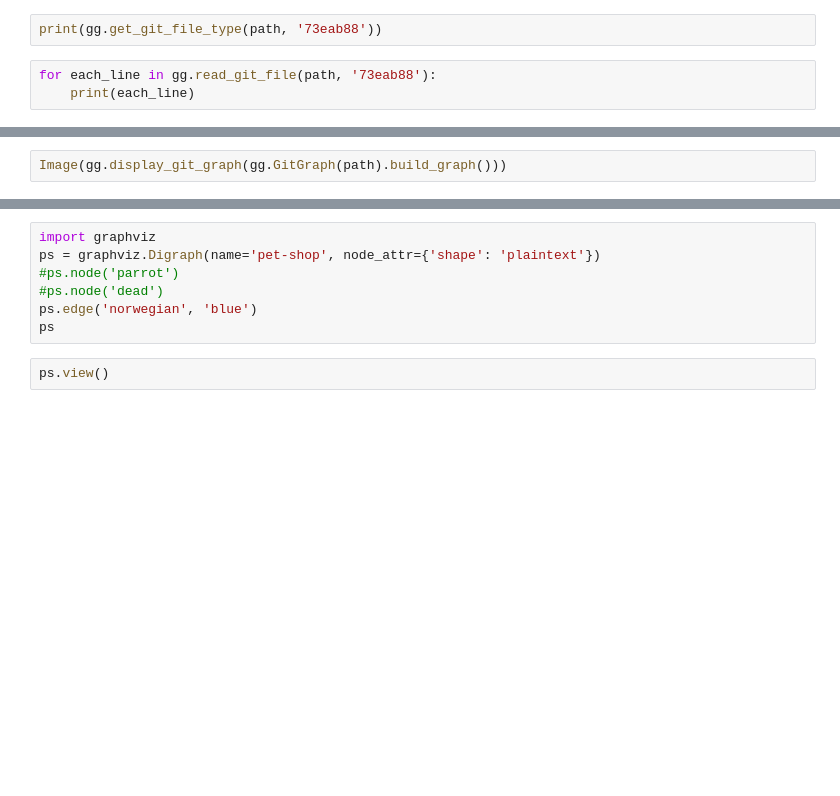
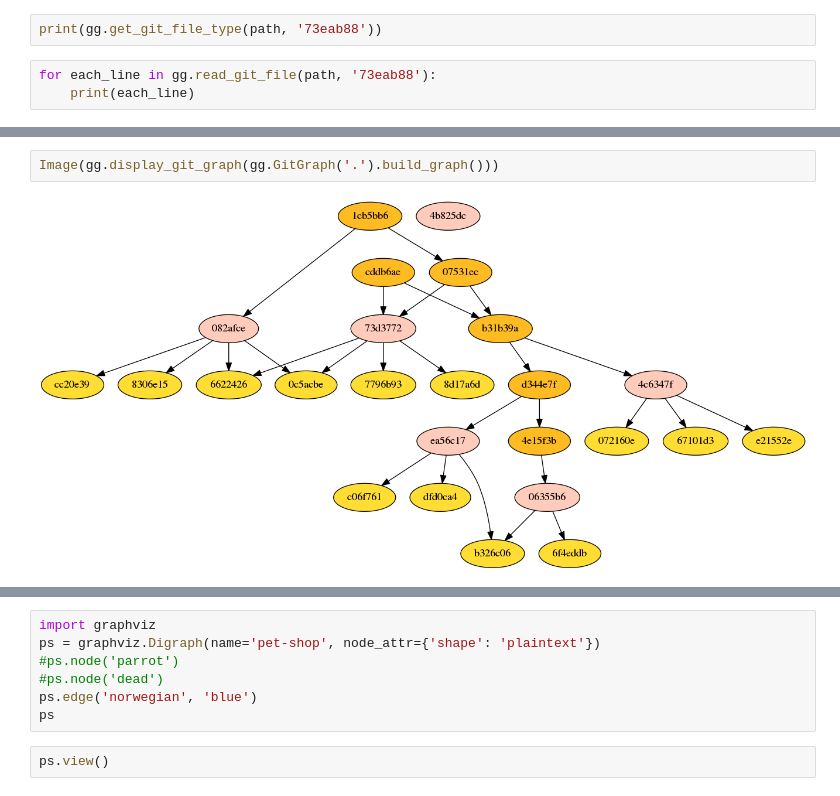
Before and after one commit to hoduche/git-graph, a Jupyter notebook: gitInternalAnalysis.ipynb, the cells around one changed output, grey strips where cells are left out. Drawn from its saved outputs; the diff is of its cells as text; blank space fills up the shorter version.

```diff
--- a/gitInternalAnalysis.ipynb
+++ b/gitInternalAnalysis.ipynb
@@ -22,2 +28,4 @@ print('commits: ' + str(commits))
 # %%
-Image(gg.display_git_graph(gg.GitGraph(path).build_graph()))
+Image(gg.display_git_graph(gg.GitGraph('.').build_graph()))
+# %% [output]
+[figure, added]
```
Also changed, not shown: parts of 5 cells of this notebook, 2 other files.
